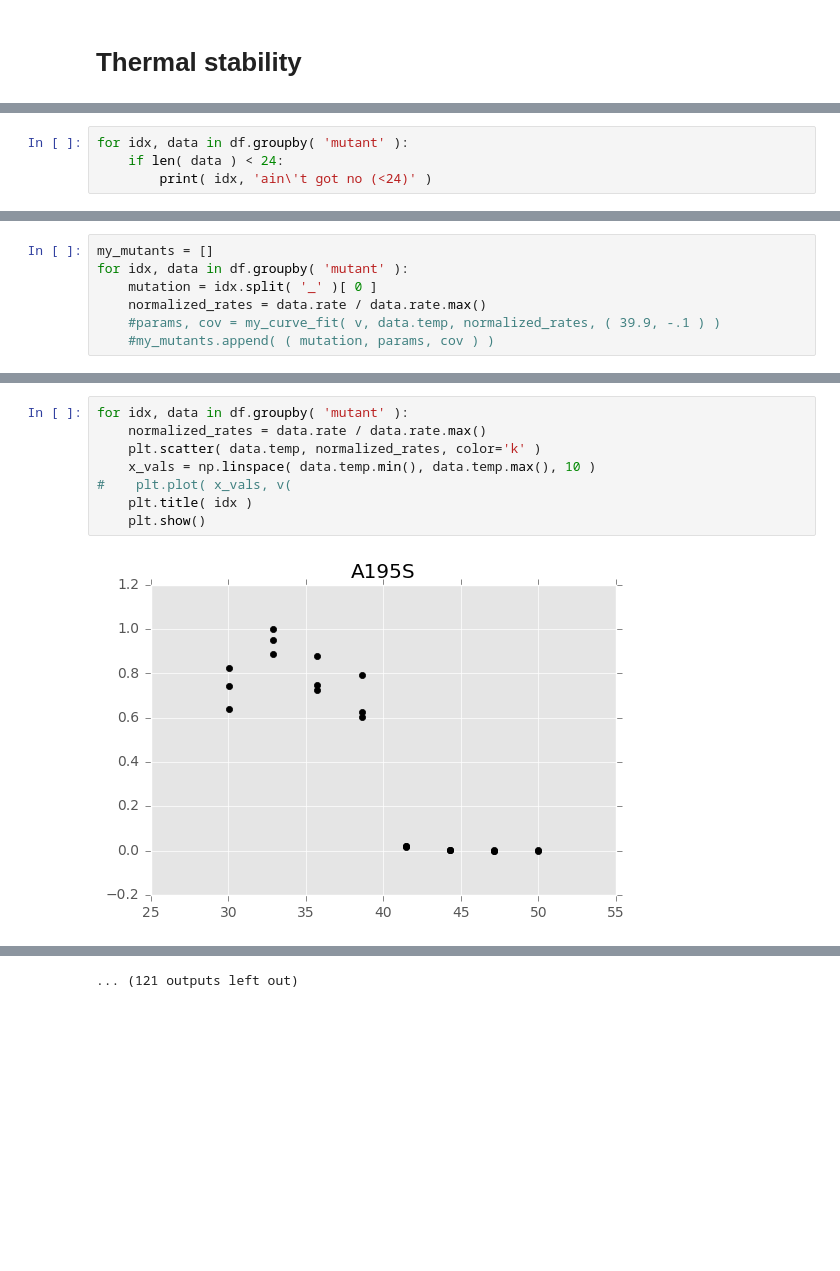
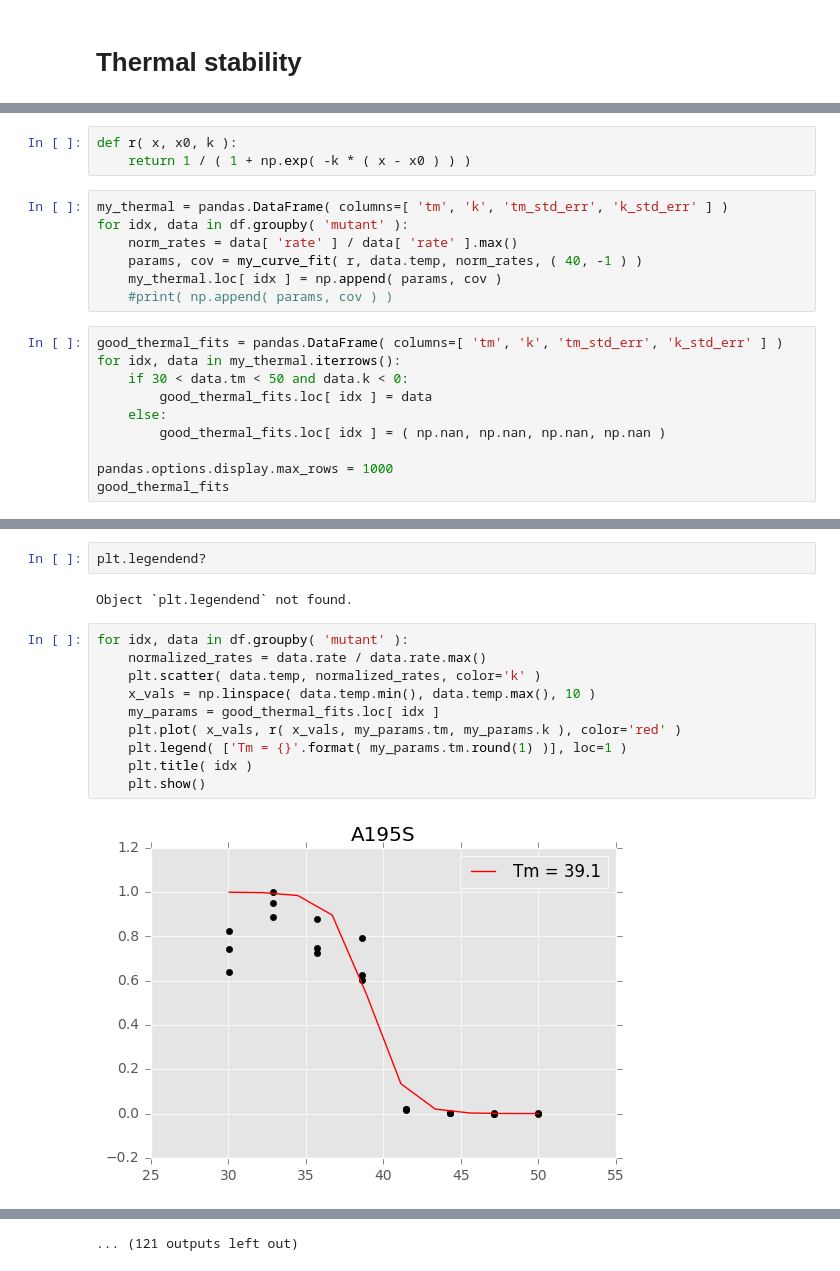
Before and after one commit to dacarlin/bglb_thermal, a Jupyter notebook: data_sets/experimental_data/assay_data/why_isn't_this_in_clean?.ipynb, the cells around one changed output, grey strips where cells are left out. Drawn from its saved outputs; the diff is of its cells as text; blank space fills up the shorter version.

```diff
--- a/data_sets/experimental_data/assay_data/why_isn't_this_in_clean?.ipynb
+++ b/data_sets/experimental_data/assay_data/why_isn't_this_in_clean?.ipynb
@@ -90,4 +133,0 @@ def my_thermal_fit( f, xdata, ydata, p0 ):
-# %%
-for idx, data in df.groupby( 'mutant' ):
-    if len( data ) < 24:
-        print( idx, 'ain\'t got no (<24)' )
@@ -112,7 +134,20 @@ Y295G ain't got no (<24)
+# %%
+def r( x, x0, k ):
+    return 1 / ( 1 + np.exp( -k * ( x - x0 ) ) )
 # %%
-my_mutants = []
+my_thermal = pandas.DataFrame( columns=[ 'tm', 'k', 'tm_std_err', 'k_std_err' ] )
 for idx, data in df.groupby( 'mutant' ):
-    mutation = idx.split( '_' )[ 0 ]
-    normalized_rates = data.rate / data.rate.max()
-    #params, cov = my_curve_fit( v, data.temp, normalized_rates, ( 39.9, -.1 ) )
-    #my_mutants.append( ( mutation, params, cov ) )
+    norm_rates = data[ 'rate' ] / data[ 'rate' ].max()
+    params, cov = my_curve_fit( r, data.temp, norm_rates, ( 40, -1 ) )
+    my_thermal.loc[ idx ] = np.append( params, cov )
+    #print( np.append( params, cov ) )
+# %%
+good_thermal_fits = pandas.DataFrame( columns=[ 'tm', 'k', 'tm_std_err', 'k_std_err' ] )
+for idx, data in my_thermal.iterrows():
+    if 30 < data.tm < 50 and data.k < 0:
+        good_thermal_fits.loc[ idx ] = data
+    else:
+        good_thermal_fits.loc[ idx ] = ( np.nan, np.nan, np.nan, np.nan )
+
+pandas.options.display.max_rows = 1000
+good_thermal_fits
@@ -119,10 +172,16 @@ for idx, data in df.groupby( 'mutant' ):
+# %%
+plt.legendend?
+# %% [output]
+Object `plt.legendend` not found.
 # %%
 for idx, data in df.groupby( 'mutant' ):
     normalized_rates = data.rate / data.rate.max()
     plt.scatter( data.temp, normalized_rates, color='k' )
     x_vals = np.linspace( data.temp.min(), data.temp.max(), 10 )
-#    plt.plot( x_vals, v(
+    my_params = good_thermal_fits.loc[ idx ]
+    plt.plot( x_vals, r( x_vals, my_params.tm, my_params.k ), color='red' )
+    plt.legend( ['Tm = {}'.format( my_params.tm.round(1) )], loc=1 )
     plt.title( idx )
     plt.show()
 # %% [output]
-[figure, old version]
+[figure, new version]
```
Also changed, not shown: parts of 16 cells of this notebook.
